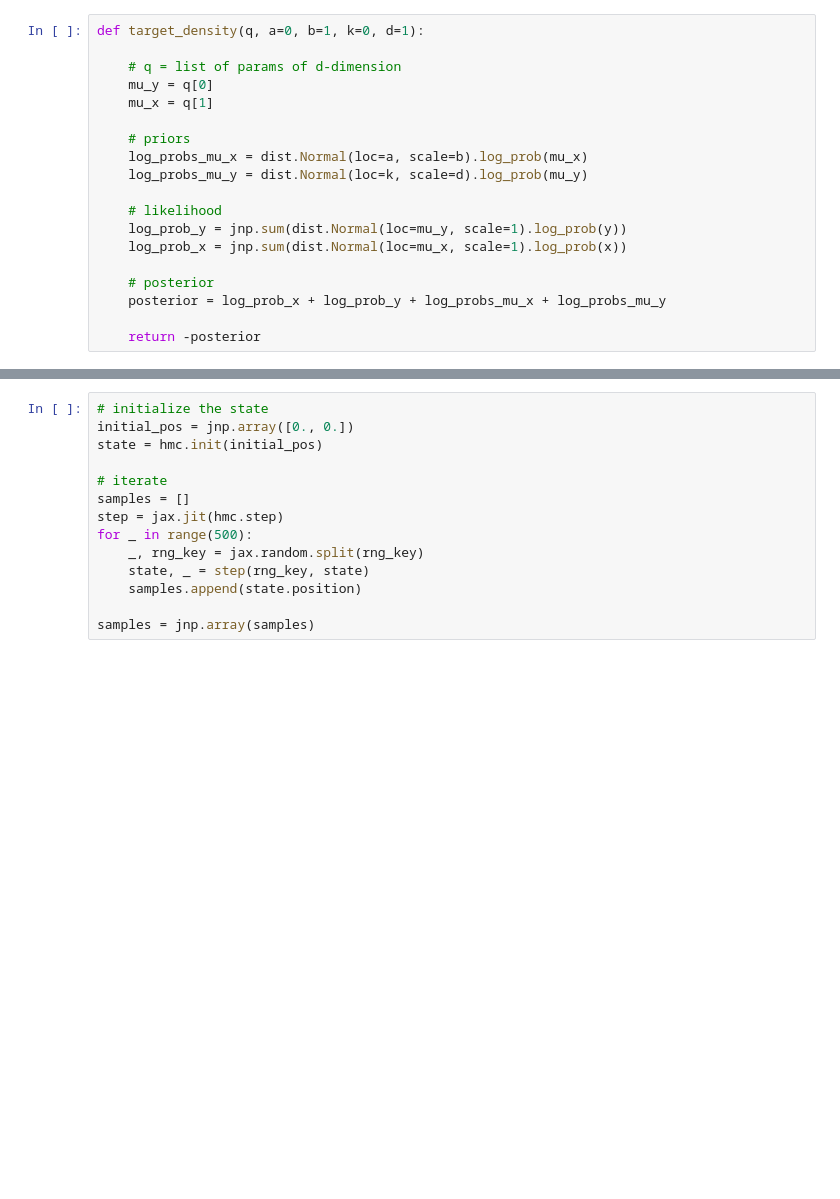
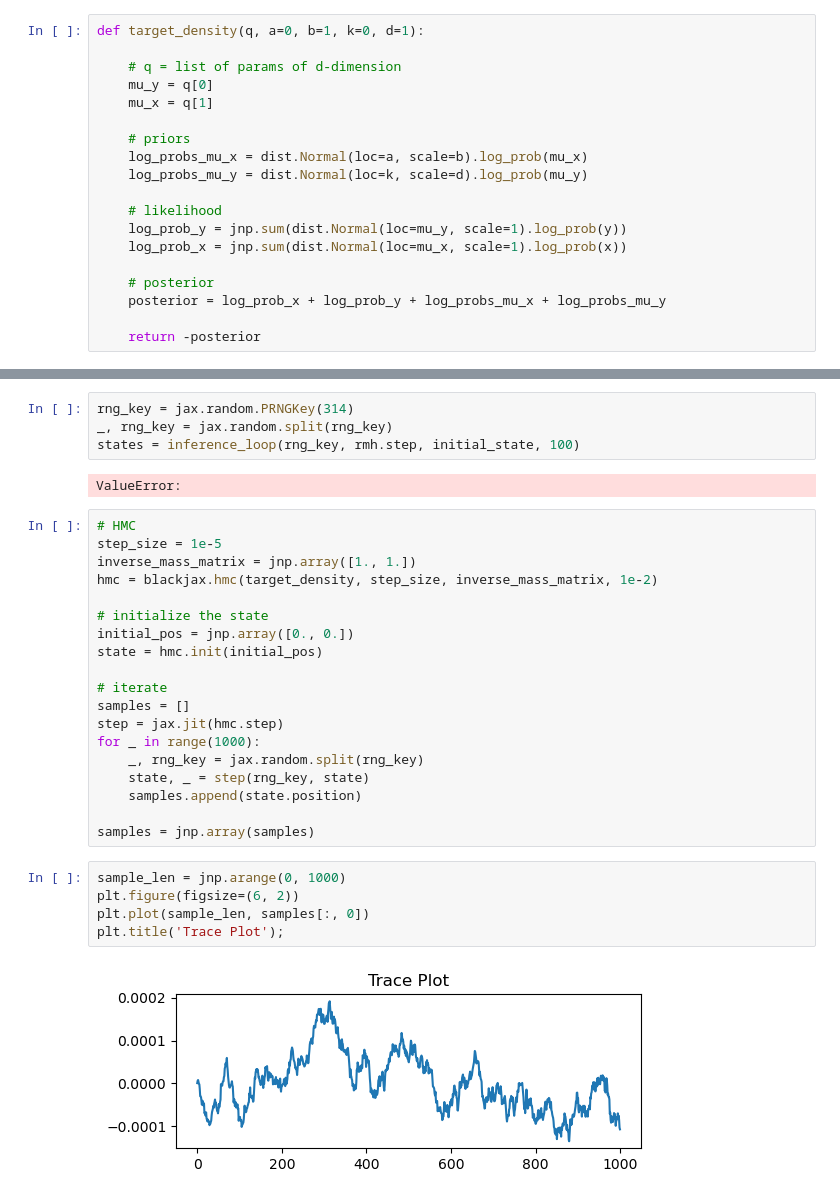
Before and after one commit to GStechschulte/books-with-code, a Jupyter notebook: statistical_rethinking/ch9_hmc.ipynb, the cells around one changed output, grey strips where cells are left out. Saved outputs shown, nothing was run; the diff lists cells and outputs as text; blank space fills up the shorter version.

```diff
--- a/statistical_rethinking/ch9_hmc.ipynb
+++ b/statistical_rethinking/ch9_hmc.ipynb
@@ -45,4 +186,15 @@ hmc = blackjax.hmc(target_density, step_size, inverse_mass_matrix, 10)
+# %%
+rng_key = jax.random.PRNGKey(314)
+_, rng_key = jax.random.split(rng_key)
+states = inference_loop(rng_key, rmh.step, initial_state, 100)
+# %% [output]
+ValueError:
 # %%
+# HMC
+step_size = 1e-5
+inverse_mass_matrix = jnp.array([1., 1.])
+hmc = blackjax.hmc(target_density, step_size, inverse_mass_matrix, 1e-2)
+
 # initialize the state
 initial_pos = jnp.array([0., 0.])
 state = hmc.init(initial_pos)
@@ -50,11 +202,18 @@ state = hmc.init(initial_pos)
 # iterate
 samples = []
 step = jax.jit(hmc.step)
-for _ in range(500):
+for _ in range(1000):
     _, rng_key = jax.random.split(rng_key)
     state, _ = step(rng_key, state)
     samples.append(state.position)
 
 samples = jnp.array(samples)
+# %%
+sample_len = jnp.arange(0, 1000)
+plt.figure(figsize=(6, 2))
+plt.plot(sample_len, samples[:, 0])
+plt.title('Trace Plot');
+# %% [output]
+[figure, added]
 # %%
 plt.figure(figsize=(6, 4))
```
Also changed, not shown: parts of 15 cells of this notebook.
